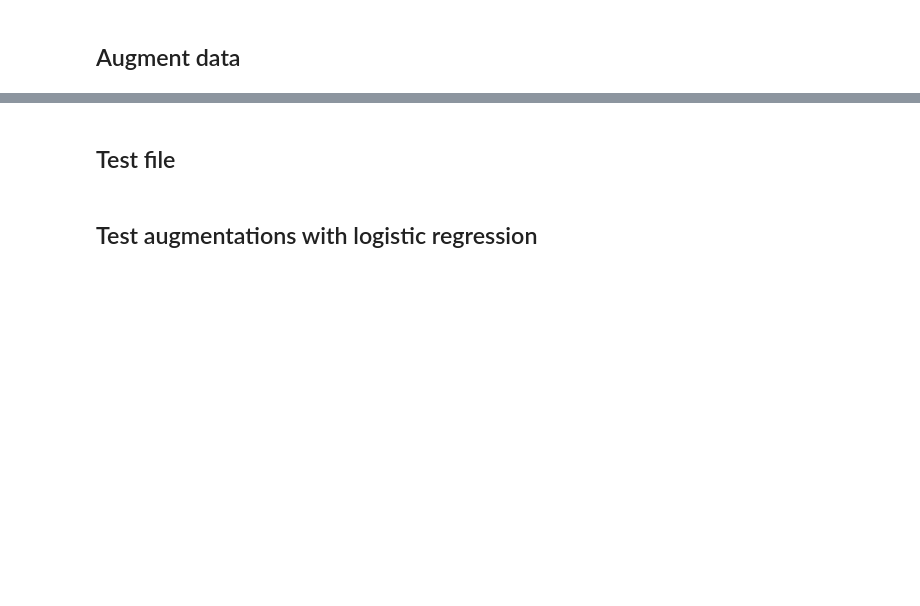
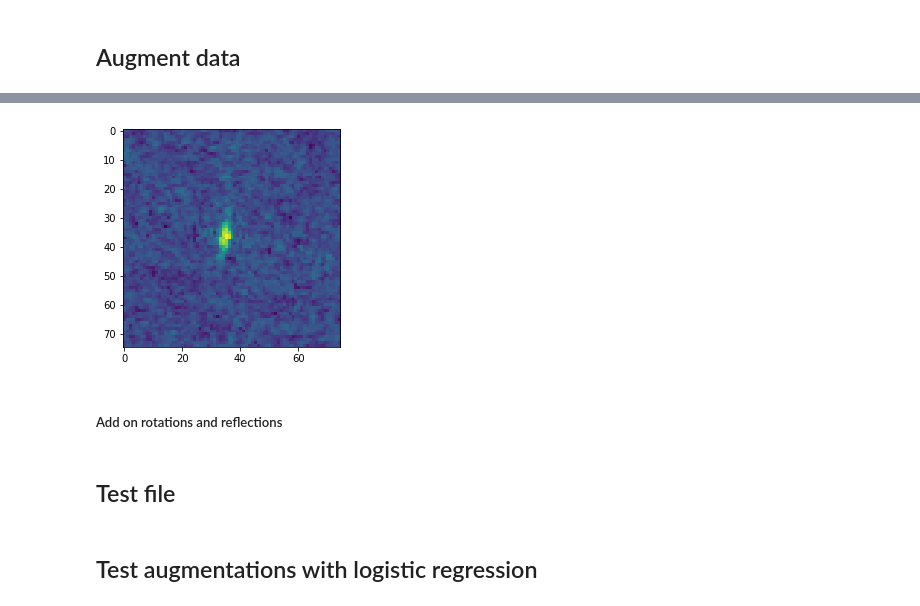
Before and after one commit to tphinkle/iceberg-ship, a Jupyter notebook: notebooks/data_augmentation.ipynb, the cells around one changed output, grey strips where cells are left out. Drawn from its saved outputs; the diff is of its cells as text; code cells hidden in the pictures; blank space fills up the shorter version.

```diff
--- a/notebooks/data_augmentation.ipynb
+++ b/notebooks/data_augmentation.ipynb
@@ -61,4 +73,4 @@ plt.show()
 # %% [markdown]
 ## Load data set
 # %%
-df_train = functions.LoadTrainData(aug = False)
+df_train = functions.LoadTrainData(aug = False, mix = False)
@@ -66,0 +155,4 @@ df_train = functions.LoadTrainData(aug = False)
+# %%
+for band_element in [ele for ele in df_train.columns if 'band_1' in ele]:
+    index = band_element.split('_')[-1]
+    df_train['band_3_' + index] = df_train['band_1_' + index] + df_train['band_2_' + index]
@@ -67,3 +170,10 @@ df_train = functions.LoadTrainData(aug = False)
+# %%
+plt.imshow(df_train[[ele for ele in df_train.columns if 'band_3' in ele]].iloc[0].values.reshape((75,75)).astype(float))
+plt.show()
+# %% [output]
+[figure, added]
+# %% [markdown]
+##### Add on rotations and reflections
 # %%
 output_file_path = '../data/train/augmented/train_rotref.csv'
 with open(output_file_path, 'w') as output_file_handle:
```
Also changed, not shown: parts of 10 cells of this notebook, 2 other files.
